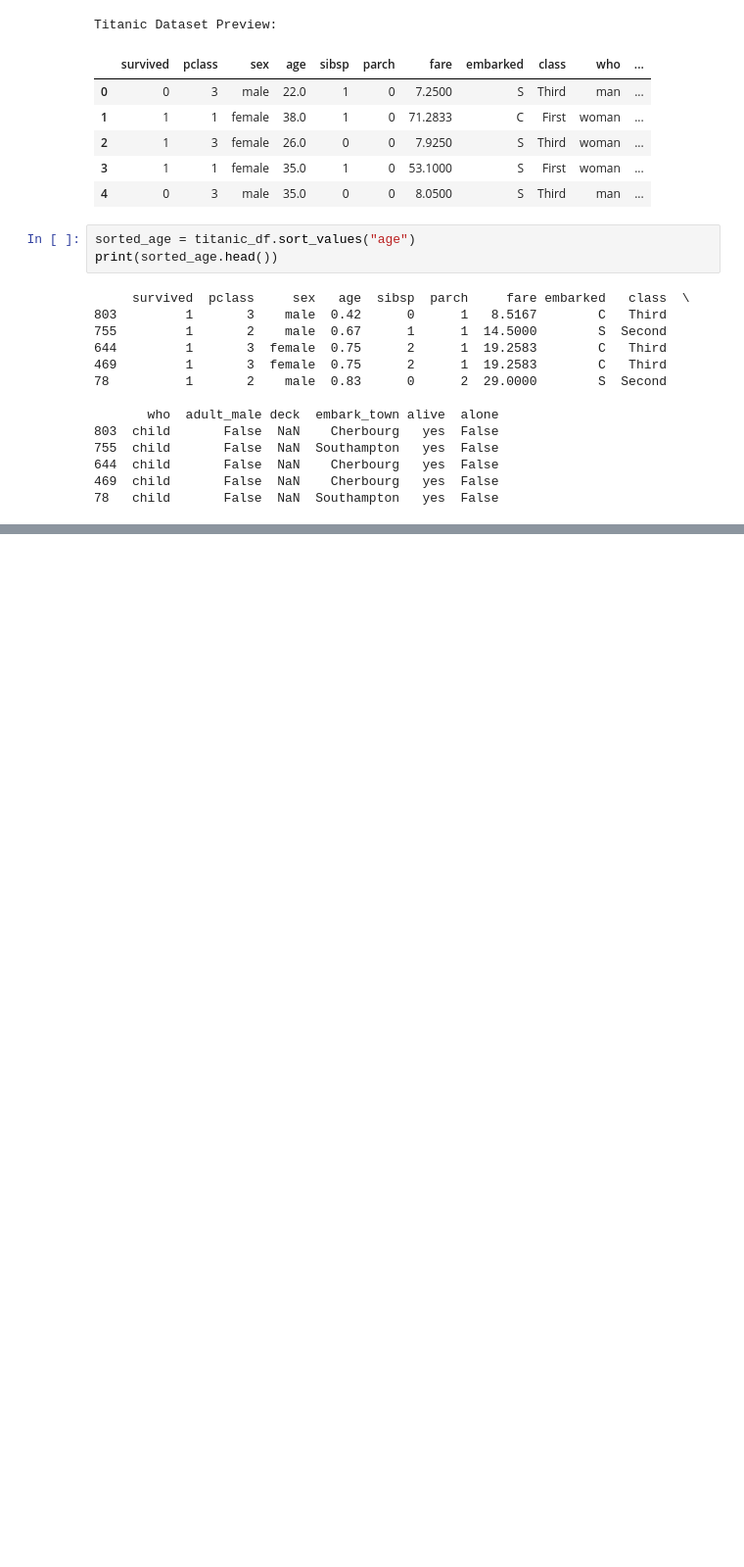
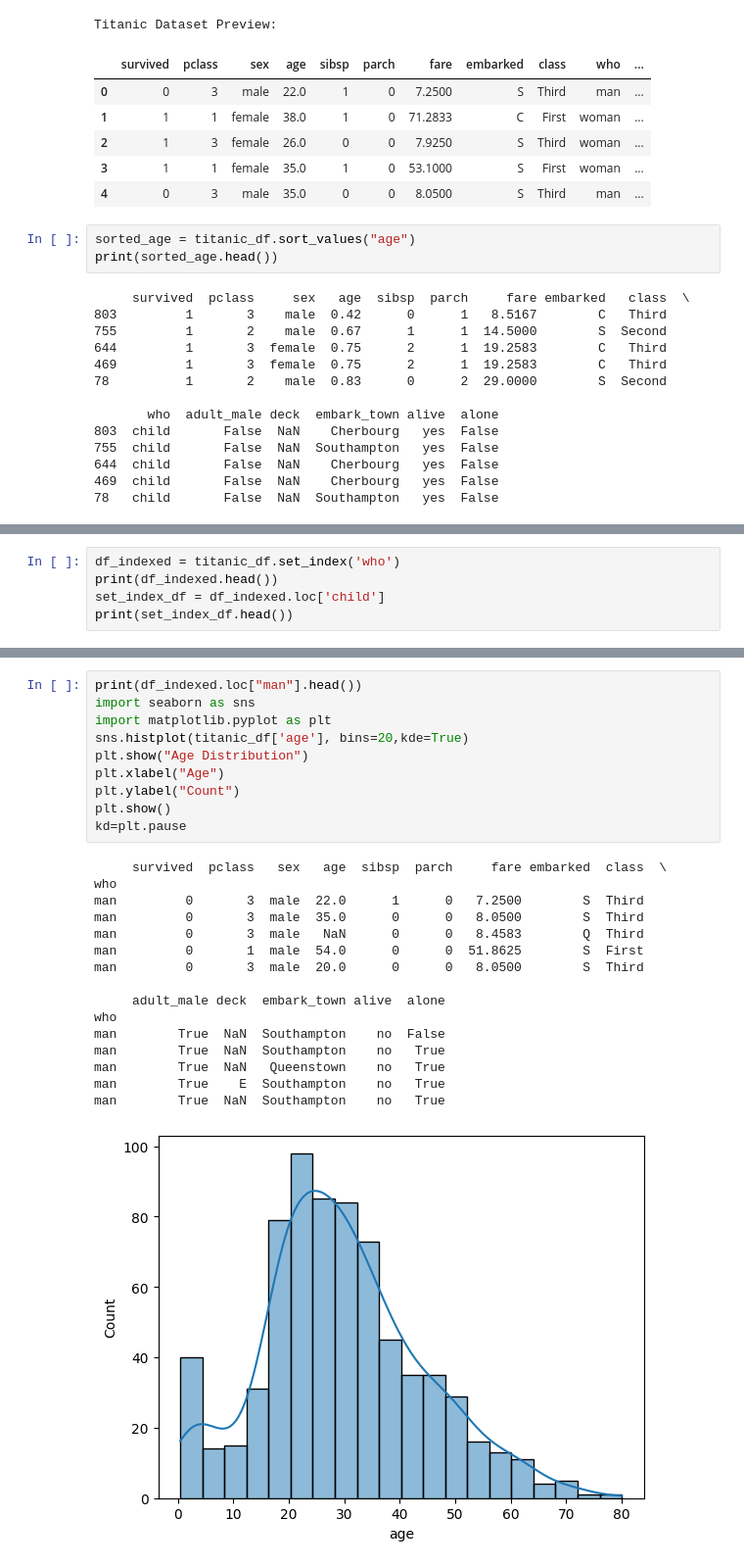
Before and after one commit to raja6294/Data_Analytics, a Jupyter notebook: BCT.ipynb, the cells around one changed output, grey strips where cells are left out. Shown at 98% size. Cells and saved outputs as stored; diff of their text form; blank space fills up the shorter version.

Commit message:
Added Histplot and BarPlot

```diff
--- a/BCT.ipynb
+++ b/BCT.ipynb
@@ -104,0 +122,5 @@ print(sorted_age.head())
+# %%
+df_indexed = titanic_df.set_index('who')
+print(df_indexed.head())
+set_index_df = df_indexed.loc['child']
+print(set_index_df.head())
@@ -104,0 +145,27 @@ print(sorted_age.head())
+# %%
+print(df_indexed.loc["man"].head())
+import seaborn as sns
+import matplotlib.pyplot as plt
+sns.histplot(titanic_df['age'], bins=20,kde=True)
+plt.show("Age Distribution")
+plt.xlabel("Age")
+plt.ylabel("Count")
+plt.show()
+kd=plt.pause
+# %% [output]
+     survived  pclass   sex   age  sibsp  parch     fare embarked  class  \
+who
+man         0       3  male  22.0      1      0   7.2500        S  Third
+man         0       3  male  35.0      0      0   8.0500        S  Third
+man         0       3  male   NaN      0      0   8.4583        Q  Third
+man         0       1  male  54.0      0      0  51.8625        S  First
+man         0       3  male  20.0      0      0   8.0500        S  Third
+
+     adult_male deck  embark_town alive  alone
+who
+man        True  NaN  Southampton    no  False
+man        True  NaN  Southampton    no   True
+man        True  NaN   Queenstown    no   True
+man        True    E  Southampton    no   True
+man        True  NaN  Southampton    no   True
+[figure, added]
```
Also changed, not shown: parts of 5 cells of this notebook.
